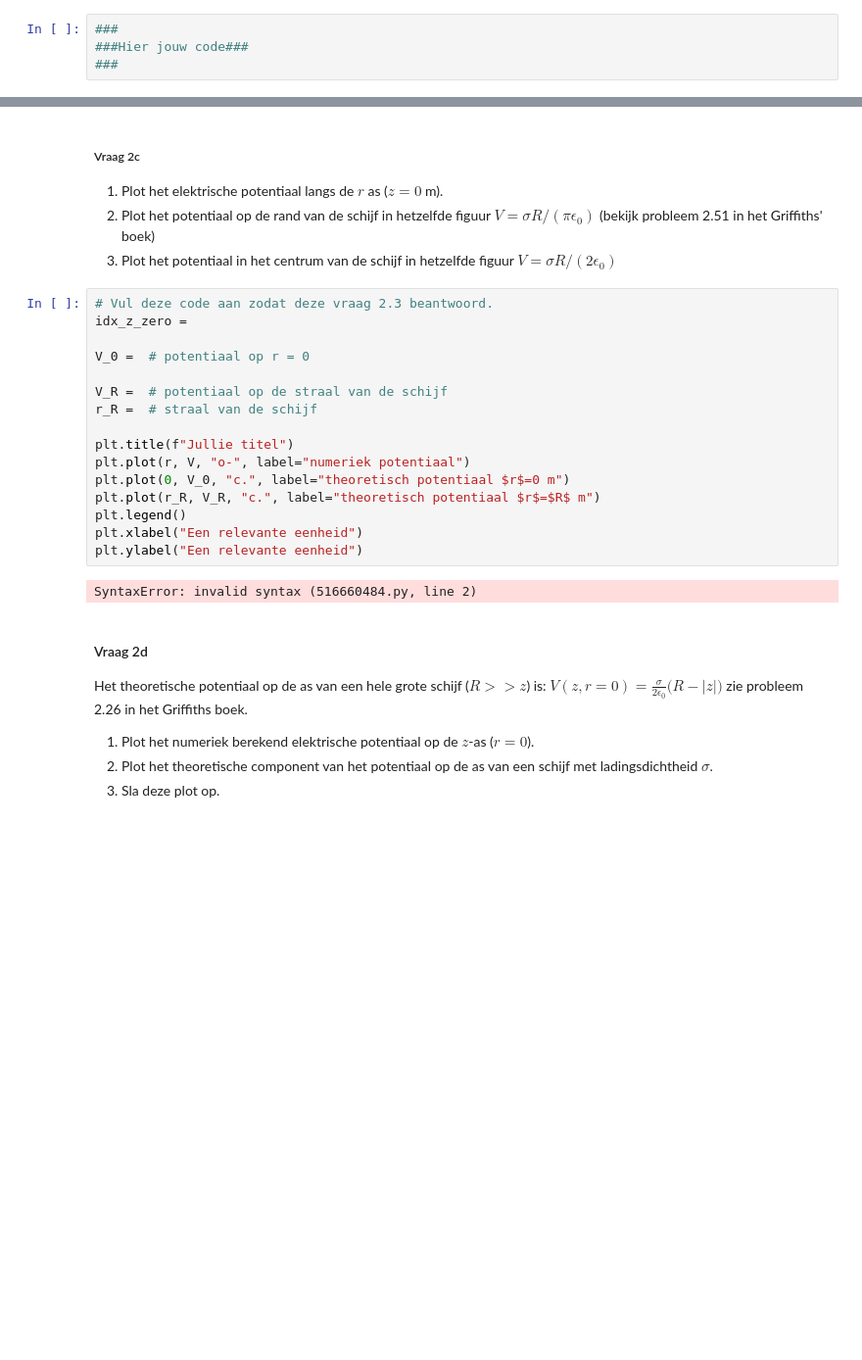
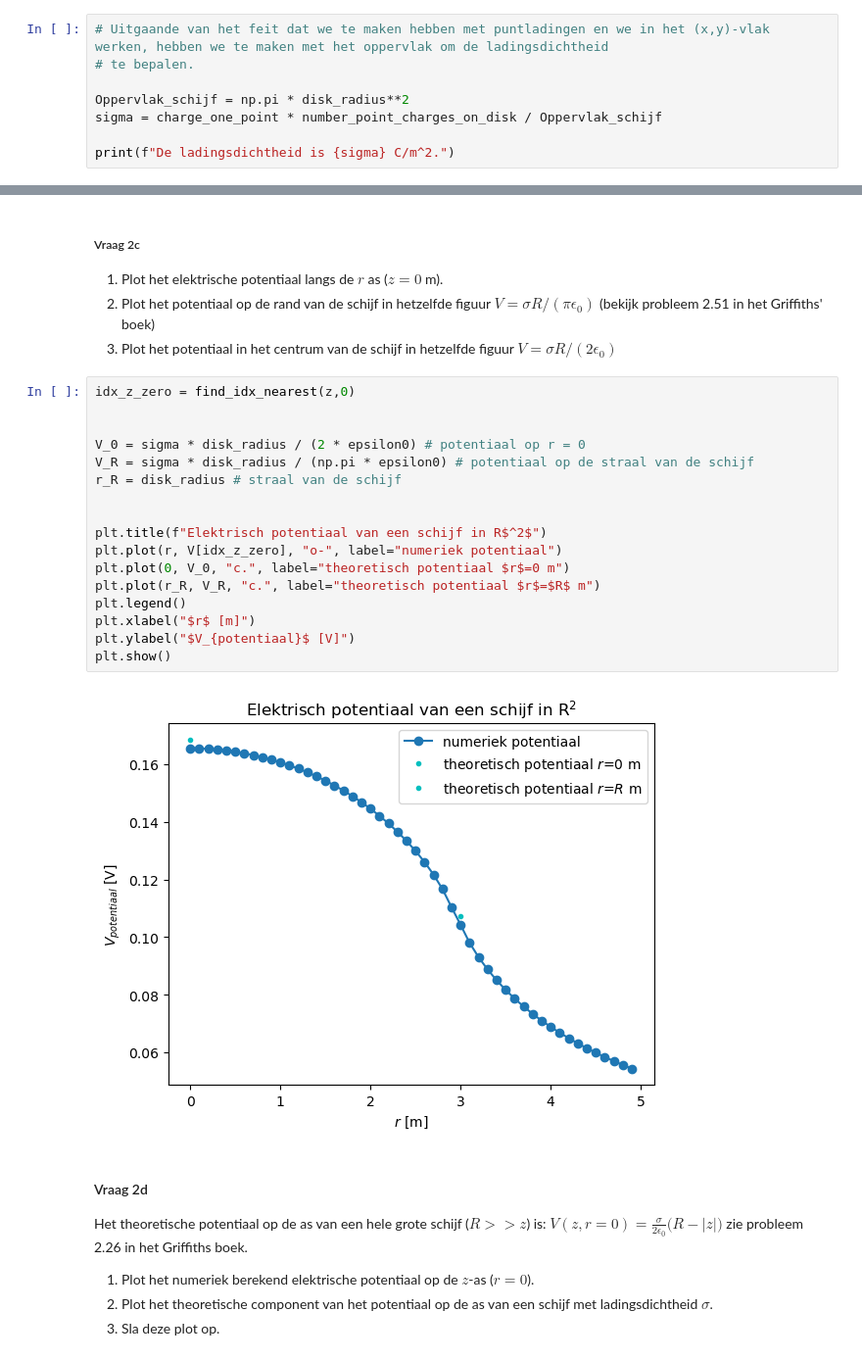
Before and after one commit to emmajuledrent/opdrachten-DEF-D, a Jupyter notebook: DigitaleOntwerpopdrachten/1CondensatorOpdracht/CondensatorOntwerpopdracht.ipynb, the cells around one changed output, grey strips where cells are left out. Shown at 98% size. Cells and saved outputs as stored; diff of their text form; blank space fills up the shorter version.

```diff
--- a/DigitaleOntwerpopdrachten/1CondensatorOpdracht/CondensatorOntwerpopdracht.ipynb
+++ b/DigitaleOntwerpopdrachten/1CondensatorOpdracht/CondensatorOntwerpopdracht.ipynb
@@ -200,6 +212,10 @@ Pas de cel die je in vraag 2a hebt aangepast weer aan naar de originele waardes.
 Het aantal punten dat gebruikt wordt om de schijf te creëren is number_point_charges_on_disk en de lading van een punt is charge_one_point in Coulomb.
 1. Bereken en print de ladingsdichtheid $\sigma$ met een correcte eenheid.
 # %%
-###
-###Hier jouw code###
-###
+# Uitgaande van het feit dat we te maken hebben met puntladingen en we in het (x,y)-vlak werken, hebben we te maken met het oppervlak om de ladingsdichtheid
+# te bepalen.
+
+Oppervlak_schijf = np.pi * disk_radius**2
+sigma = charge_one_point * number_point_charges_on_disk / Oppervlak_schijf
+
+print(f"De ladingsdichtheid is {sigma} C/m^2.")
@@ -211,23 +229,24 @@ Het aantal punten dat gebruikt wordt om de schijf te creëren is number_point_ch
 (bekijk probleem 2.51 in het Griffiths' boek)
 3. Plot het potentiaal in het centrum van de schijf in hetzelfde figuur $V = \sigma R/(2 \epsilon_0)$
 # %%
-# Vul deze code aan zodat deze vraag 2.3 beantwoord.
-idx_z_zero =
+idx_z_zero = find_idx_nearest(z,0)
 
-V_0 =  # potentiaal op r = 0
 
-V_R =  # potentiaal op de straal van de schijf
-r_R =  # straal van de schijf
+V_0 = sigma * disk_radius / (2 * epsilon0) # potentiaal op r = 0
+V_R = sigma * disk_radius / (np.pi * epsilon0) # potentiaal op de straal van de schijf
+r_R = disk_radius # straal van de schijf
 
-plt.title(f"Jullie titel")
-plt.plot(r, V, "o-", label="numeriek potentiaal")
+
+plt.title(f"Elektrisch potentiaal van een schijf in R$^2$")
+plt.plot(r, V[idx_z_zero], "o-", label="numeriek potentiaal")
 plt.plot(0, V_0, "c.", label="theoretisch potentiaal $r$=0 m")
 plt.plot(r_R, V_R, "c.", label="theoretisch potentiaal $r$=$R$ m")
 plt.legend()
-plt.xlabel("Een relevante eenheid")
-plt.ylabel("Een relevante eenheid")
+plt.xlabel("$r$ [m]")
+plt.ylabel("$V_{potentiaal}$ [V]")
+plt.show()
 # %% [output]
-SyntaxError: invalid syntax (516660484.py, line 2)
+[figure, added]
 # %% [markdown]
 #### Vraag 2d
 
```
Also changed, not shown: parts of 16 cells of this notebook, 3 other files.
